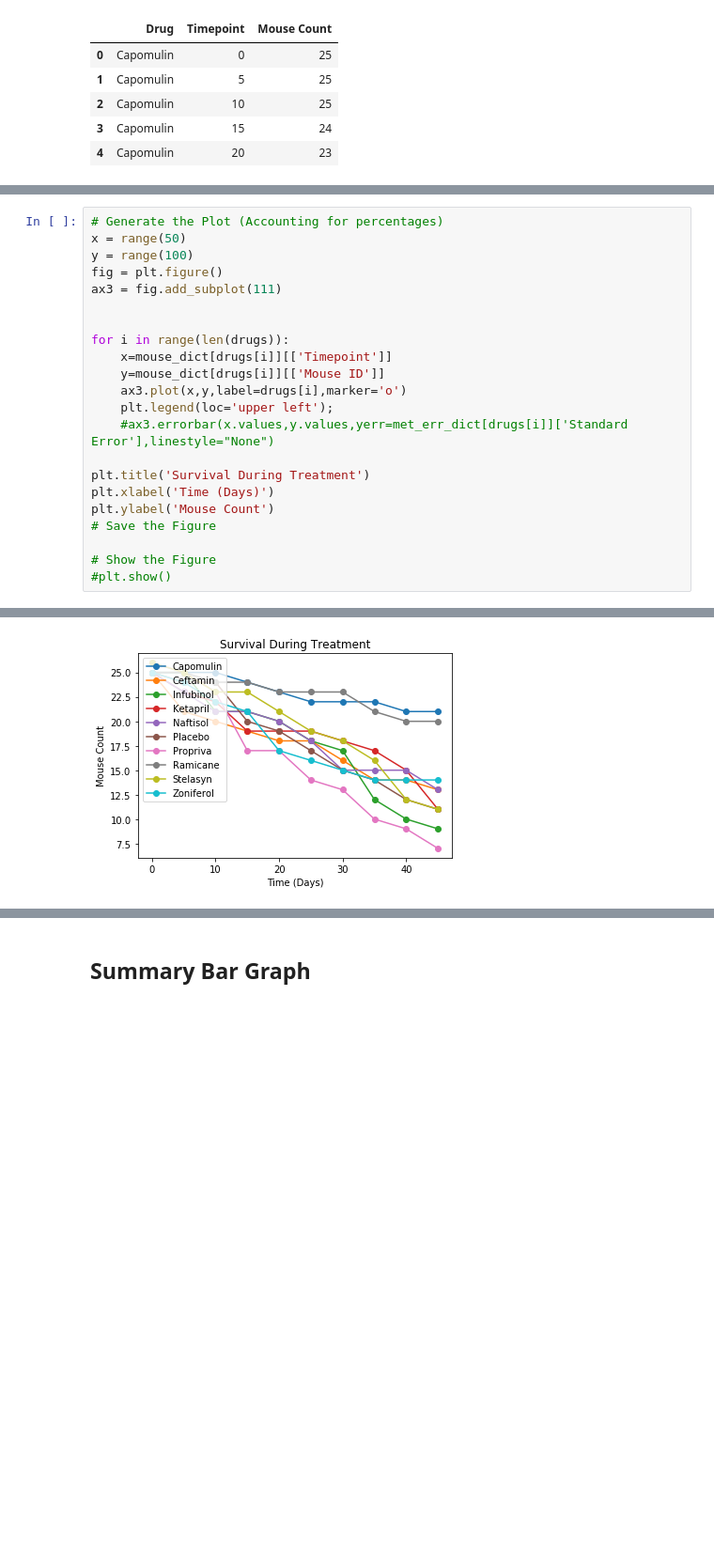
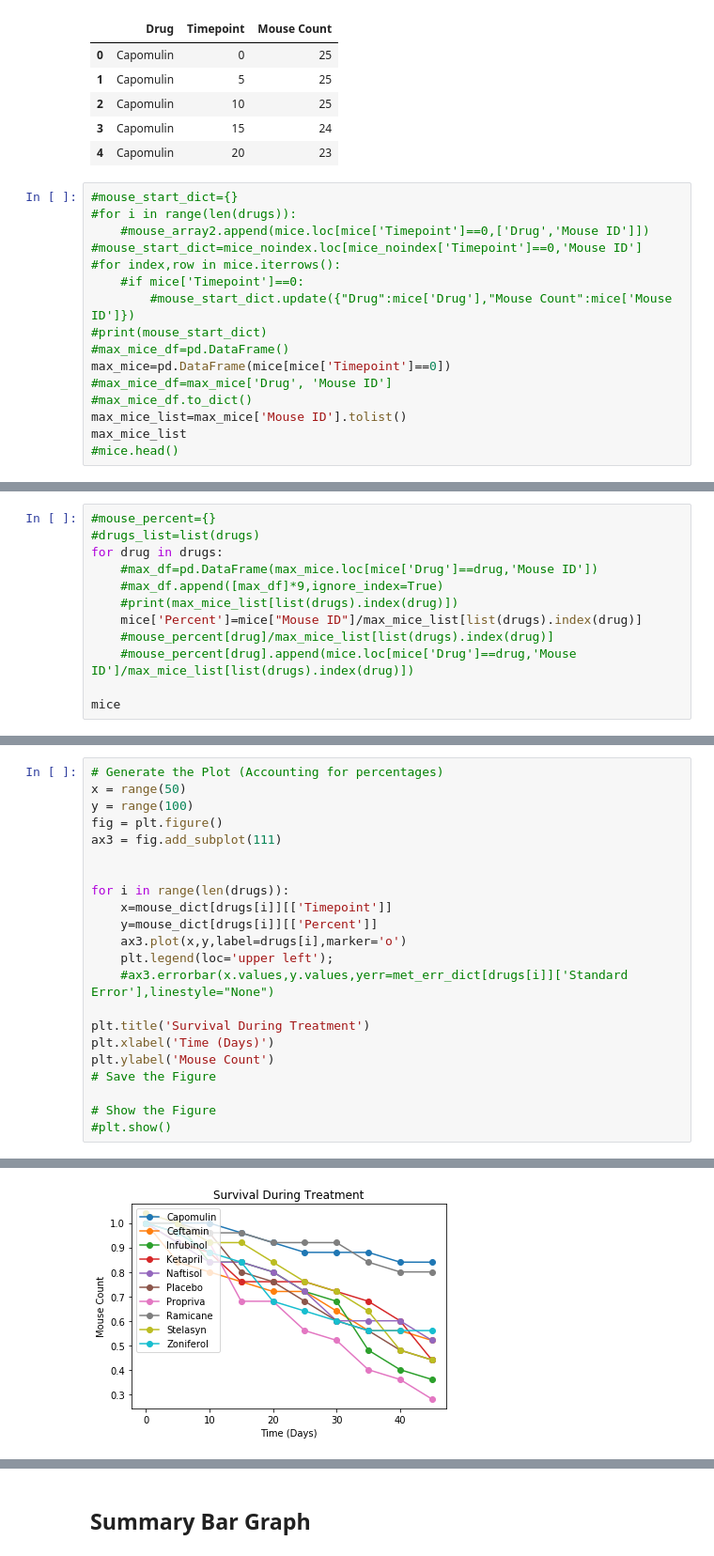
Before and after one commit to RChloe/matplotlib-challenge, a Jupyter notebook: Pymaceuticals/Homework 5.ipynb, the cells around one changed output, grey strips where cells are left out. Shown: that part at 94% size. Cells and saved outputs as stored; diff of their text form; blank space fills up the shorter version.

```diff
--- a/Pymaceuticals/Homework 5.ipynb
+++ b/Pymaceuticals/Homework 5.ipynb
@@ -341,3 +341,19 @@ mice.head()
 | 2 | Capomulin | 10 | 25 |
 | 3 | Capomulin | 15 | 24 |
 | 4 | Capomulin | 20 | 23 |
+# %%
+#mouse_start_dict={}
+#for i in range(len(drugs)):
+    #mouse_array2.append(mice.loc[mice['Timepoint']==0,['Drug','Mouse ID']])
+#mouse_start_dict=mice_noindex.loc[mice_noindex['Timepoint']==0,'Mouse ID']
+#for index,row in mice.iterrows():
+    #if mice['Timepoint']==0:
+        #mouse_start_dict.update({"Drug":mice['Drug'],"Mouse Count":mice['Mouse ID']})
+#print(mouse_start_dict)
+#max_mice_df=pd.DataFrame()
+max_mice=pd.DataFrame(mice[mice['Timepoint']==0])
+#max_mice_df=max_mice['Drug', 'Mouse ID']
+#max_mice_df.to_dict()
+max_mice_list=max_mice['Mouse ID'].tolist()
+max_mice_list
+#mice.head()
@@ -343,0 +362,12 @@ mice.head()
+# %%
+#mouse_percent={}
+#drugs_list=list(drugs)
+for drug in drugs:
+    #max_df=pd.DataFrame(max_mice.loc[mice['Drug']==drug,'Mouse ID'])
+    #max_df.append([max_df]*9,ignore_index=True)
+    #print(max_mice_list[list(drugs).index(drug)])
+    mice['Percent']=mice["Mouse ID"]/max_mice_list[list(drugs).index(drug)]
+    #mouse_percent[drug]/max_mice_list[list(drugs).index(drug)]
+    #mouse_percent[drug].append(mice.loc[mice['Drug']==drug,'Mouse ID']/max_mice_list[list(drugs).index(drug)])
+
+mice
@@ -363,28 +423,28 @@ KeyError: 0
 # %%
 # Generate the Plot (Accounting for percentages)
 x = range(50)
 y = range(100)
 fig = plt.figure()
 ax3 = fig.add_subplot(111)
 
 
 for i in range(len(drugs)):
     x=mouse_dict[drugs[i]][['Timepoint']]
-    y=mouse_dict[drugs[i]][['Mouse ID']]
+    y=mouse_dict[drugs[i]][['Percent']]
     ax3.plot(x,y,label=drugs[i],marker='o')
     plt.legend(loc='upper left');
     #ax3.errorbar(x.values,y.values,yerr=met_err_dict[drugs[i]]['Standard Error'],linestyle="None")
 
 plt.title('Survival During Treatment')
 plt.xlabel('Time (Days)')
 plt.ylabel('Mouse Count')
 # Save the Figure
 
 # Show the Figure
 #plt.show()
 # %% [output]
 Text(0, 0.5, 'Mouse Count')
-[figure, old version]
+[figure, new version]
 # %% [markdown]
 ![Metastatic Spread During Treatment](../Images/survival.png)
 # %% [markdown]
```
Also changed, not shown: parts of 7 cells of this notebook.
